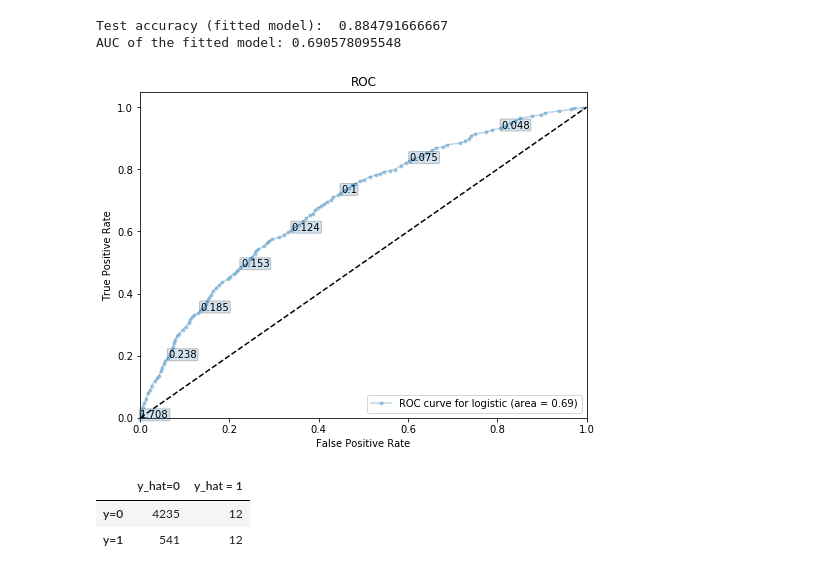
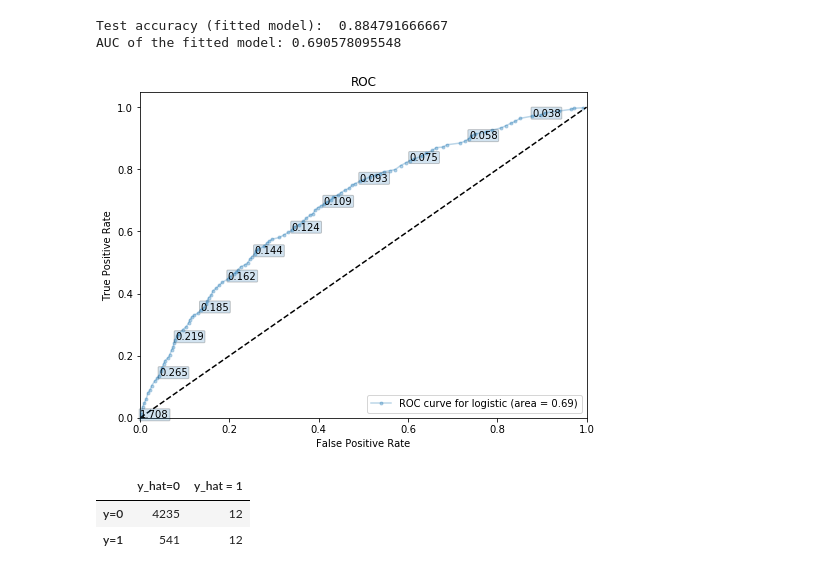
Before and after one commit to syj19950301/Data_Science_1, a Jupyter notebook: cs109a_midterm_2017.ipynb, the cells around one changed output. Saved outputs shown, nothing was run; the diff lists cells and outputs as text; code cells hidden in the pictures.

```diff
--- a/cs109a_midterm_2017.ipynb
+++ b/cs109a_midterm_2017.ipynb
@@ -423,8 +424,8 @@ df3 = df3[df3['DESTINATION_AIRPORT'].isin(total_airports)]
 # df_test3 = df3[~msk]
 
 df3['DATE'] = pd.to_datetime(df3['DATE'])
-df_train3 = df3.ix[0:10000,:]
-df_test3 = df3.ix[10001:20000,:]
+df_train3 = df3.ix[0:10000]
+df_test3 = df3.ix[10001:20000]
 # df_train3 = df3[df3['DATE'].apply(lambda x:x.date()) < datetime.date(2015, 1, 23)]
 # df_test3 = df3[df3['DATE'].apply(lambda x:x.date()) < datetime.date(2015, 1, 31)]
 # df_test3 = df_test3[df_test3['DATE'].apply(lambda x:x.date()) > datetime.date(2015, 1, 23)]
@@ -618,9 +619,9 @@ Test accuracy (fitted model):  0.884791666667
 AUC of the fitted model: 0.690578095548
 # %%
 plt.figure(figsize=(8,6))
-ax=make_roc("logistic",logregcv, y_test3, X_test3, labe=150, skip=10)
+ax=make_roc("logistic",logregcv, y_test3, X_test3, labe=100, skip=10)
 # %% [output]
-[figure, old version]
+[figure, new version]
 # %%
 conf_mat = confusion_matrix(y_test3, y_hat_test3)
 conf_df = pd.DataFrame(conf_mat, columns = ['y_hat=0', 'y_hat = 1'], index = ['y=0', 'y=1'])
```
Also changed, not shown: parts of 18 cells of this notebook, 8 other files.
